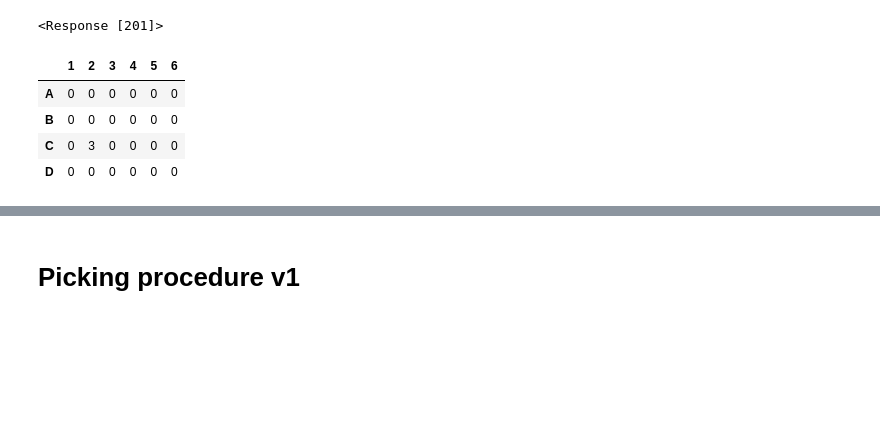
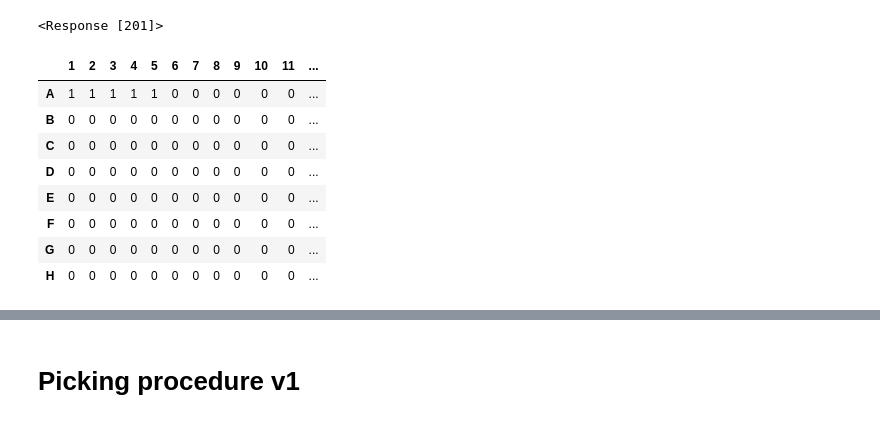
Before and after one commit to steiva/ot2-microtissue-manipulator, a Jupyter notebook: notebooks/calibration_test.ipynb, the cells around one changed output, grey strips where cells are left out. Cells and saved outputs as stored; diff of their text form; code cells hidden in the pictures; blank space fills up the shorter version.

```diff
--- a/notebooks/calibration_test.ipynb
+++ b/notebooks/calibration_test.ipynb
@@ -187,0 +214,2 @@ Labware ID:
+# %%
+json.loads(r.text)
@@ -244,7 +292,7 @@ columns = list(range(1,13))
 rows = ['B']
 x_offset = -2
 y_offset = 0
-z_offset = 0.5
+z_offset = 1
 takeoff_volume = 100
 
 row_idx = 0
@@ -254,7 +302,7 @@ while row_idx < len(rows):
     row = rows[row_idx]
     while column_idx < len(columns):
         column = columns[column_idx]
-        r = openapi.aspirate(openapi.labware_dct['6'], f"{row}{column}", well_location = 'bottom', offset = (x_offset,y_offset,z_offset), volume = takeoff_volume, flow_rate = 5)
+        r = openapi.aspirate(openapi.labware_dct['6'], f"{row}{column}", well_location = 'bottom', offset = (x_offset,y_offset,z_offset), volume = takeoff_volume, flow_rate = 10)
         responce_dict = json.loads(r.text)['data']
         if responce_dict['status'] == 'failed':
             if responce_dict['error']['errorType'] == 'InvalidAspirateVolumeError':
@@ -279,7 +332,7 @@ openapi.blow_out(openapi.labware_dct['3'], "A2", well_location='center', flow_ra
 # %% [output]
 <Response [201]>
 # %%
-r = openapi.dispense(openapi.labware_dct['3'], f"A1", well_location = 'top', volume = 10, flow_rate = 5)
+r = openapi.dispense(openapi.labware_dct['3'], f"A1", well_location = 'center', volume = 70, flow_rate = 200)
 # %%
 openapi.move_relative('z', 20)
 # %% [output]
@@ -291,9 +344,9 @@ openapi.move_to_well(openapi.labware_dct['6'], "A1", well_location='top', offset
 # %%
 columns = list(range(1,13))
 # rows = ['A', 'B', 'C', 'D', 'E', 'F', 'G', 'H', 'I', 'J', 'K', 'L', 'M', 'N', 'O', 'P']
-rows = ['C', 'D']
+rows = ['A', 'B', 'C', 'D']
 x_offset = 0
-y_offset = 0
+y_offset = -2
 
 row_idx = 0
 column_idx = 0
@@ -302,12 +355,12 @@ while row_idx < len(rows):
     row = rows[row_idx]
     while column_idx < len(columns):
         column = columns[column_idx]
-        r = openapi.dispense(openapi.labware_dct['6'], f"{row}{column}", well_location = 'bottom', offset = (x_offset, y_offset, 0), volume = 50, flow_rate = 200)
+        r = openapi.dispense(openapi.labware_dct['6'], f"{row}{column}", well_location = 'bottom', offset = (x_offset, y_offset, 0), volume = 70, flow_rate = 200)
         responce_dict = json.loads(r.text)['data']
         if responce_dict['status'] == 'failed':
             if responce_dict['error']['errorType'] == 'InvalidDispenseVolumeError':
                 print('Refilling pipette')
-                openapi.aspirate(openapi.labware_dct['3'], "A1", well_location ='bottom', volume = 200, flow_rate = 200)
+                openapi.aspirate(openapi.labware_dct['3'], "A1", well_location ='bottom', volume = 140, flow_rate = 200)
         else:
             column_idx += 1
     column_idx = 0
@@ -2450,18 +2502,22 @@ openapi.blow_out_in_place()
 # %% [output]
 <Response [201]>
 # %%
-plate_type = 24
+plate_type = 96
 dest = Destination(plate_type)
 well_df = create_well_plan(plate_type)
-well_df.loc[['C'], 2] = 3
+well_df.loc[['A'], 1:5] = 1
 well_plan = {f"{row}{col}": well_df.loc[row, col] for row in well_df.index for col in well_df.columns if well_df.loc[row, col] > 0}
 well_df
 # %% [output]
-|  | 1 | 2 | 3 | 4 | 5 | 6 |
-| A | 0 | 0 | 0 | 0 | 0 | 0 |
-| B | 0 | 0 | 0 | 0 | 0 | 0 |
-| C | 0 | 3 | 0 | 0 | 0 | 0 |
-| D | 0 | 0 | 0 | 0 | 0 | 0 |
+|  | 1 | 2 | 3 | 4 | 5 | 6 | 7 | 8 | 9 | 10 | 11 | ... |
+| A | 1 | 1 | 1 | 1 | 1 | 0 | 0 | 0 | 0 | 0 | 0 | ... |
+| B | 0 | 0 | 0 | 0 | 0 | 0 | 0 | 0 | 0 | 0 | 0 | ... |
+| C | 0 | 0 | 0 | 0 | 0 | 0 | 0 | 0 | 0 | 0 | 0 | ... |
+| D | 0 | 0 | 0 | 0 | 0 | 0 | 0 | 0 | 0 | 0 | 0 | ... |
+| E | 0 | 0 | 0 | 0 | 0 | 0 | 0 | 0 | 0 | 0 | 0 | ... |
+| F | 0 | 0 | 0 | 0 | 0 | 0 | 0 | 0 | 0 | 0 | 0 | ... |
+| G | 0 | 0 | 0 | 0 | 0 | 0 | 0 | 0 | 0 | 0 | 0 | ... |
+| H | 0 | 0 | 0 | 0 | 0 | 0 | 0 | 0 | 0 | 0 | 0 | ... |
 # %%
 routine = Routine(dest, well_plan, fill_strategy="vertical")
 # %%
```
Also changed, not shown: parts of 37 cells of this notebook.
